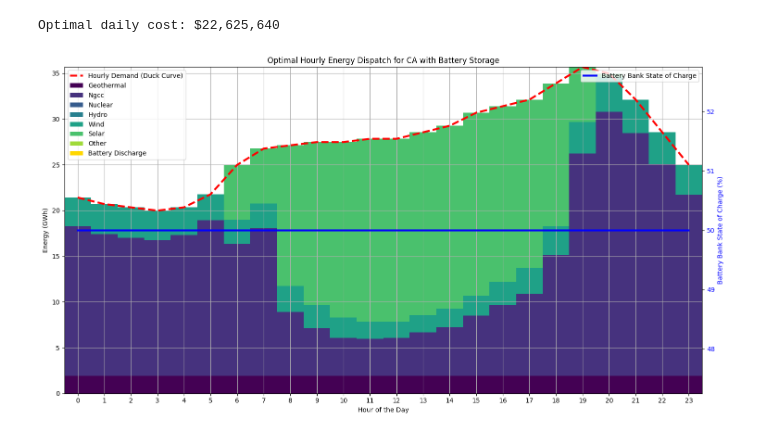
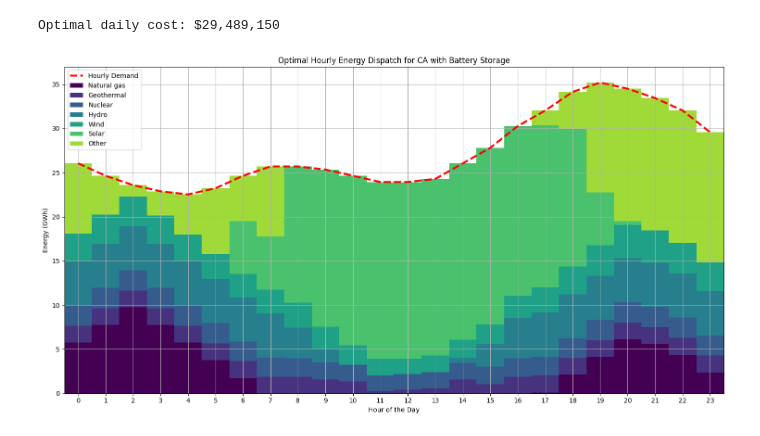
Before and after one commit to shane-ppy/15066_final_project, a Jupyter notebook: TimeVariantModelActualValues.ipynb, the cells around one changed output. Saved outputs shown, nothing was run; the diff lists cells and outputs as text; code cells hidden in the pictures.

Commit message:
cost sensitivity

```diff
--- a/TimeVariantModelActualValues.ipynb
+++ b/TimeVariantModelActualValues.ipynb
@@ -51,7 +52,14 @@ hours = np.arange(T)
 # This curve shows high demand in the morning and a sharp ramp-up in the evening,
 # with a dip in the middle of the day.
 # Normalize to 1.0 as peak within a day
+# https://engaging-data.com/california-electricity-generation/
 demand_curve_normalized = np.array([
+    0.74, 0.7, 0.67, 0.65, 0.64, 0.66, 0.70, 0.73, # Morning
+    0.73, 0.72, 0.7, 0.68, 0.68, 0.69, 0.74, 0.79, # Afternoon
+    0.86, 0.91, 0.97, 1.00, 0.98, 0.95, 0.91, 0.84  # Evening Peak
+])
+
+demand_curve_normalized_original = np.array([
     0.60, 0.58, 0.57, 0.56, 0.57, 0.61, 0.70, 0.75, # Morning
     0.76, 0.77, 0.77, 0.78, 0.78, 0.80, 0.82, 0.86, # Afternoon
     0.88, 0.9, 0.95, 1.00, 0.98, 0.90, 0.80, 0.70  # Evening Peak
@@ -79,14 +87,14 @@ HRLY_CAP_FACTORS.loc['wind']  = [0.5, 0.52, 0.53, 0.51, 0.48, 0.45, 0.42, 0.43,
 EVC_MAX = 80/1e3 # convert to MWh
 EVS = 1.08e6 # Summation of all counties in service area from predictive model (15087)
 BATTERY_MAX_ENERGY_MWH = EVC_MAX*EVS
-BATTERY_MAX_POWER_MW = BATTERY_MAX_ENERGY_MWH / 4 # Max charge/discharge rate (C/4 rate)
+BATTERY_MAX_POWER_MW = BATTERY_MAX_ENERGY_MWH / 16 # Max charge/discharge rate (C/4 rate)
 BATTERY_CHARGE_EFFICIENCY = 0.95 # 95% efficiency when charging
 BATTERY_INITIAL_SOC_MWH = BATTERY_MAX_ENERGY_MWH / 2 # Start the day at 50% charge
 
 # 4. Define Optimization Parameters
 state = 'CA'
 futureDemandGrowth = 1.0 # Future electricity demand as pct of current
-futureCo2Improve = 3 # Future emissions target as pct of current
+futureCo2Improve = 0.8 # Future emissions target as pct of current
 
 daily_demand_mwh = STATES['Demand (MWh)'][state] * futureDemandGrowth / 365
 HRLYDEMAND = demand_curve_normalized * daily_demand_mwh / demand_curve_normalized.sum()
@@ -214,8 +395,4 @@ Optimal daily cost: $22,625,640
 # %%
-# m.getConstrByName('Const2').setAttr('RHS', )
-m.update()
-m.optimize()
-
 ### VISUALIZE THE RESULTS ###
 
 if m.Status == GRB.OPTIMAL:
@@ -223,50 +400,33 @@ if m.Status == GRB.OPTIMAL:
 
     # Extract solution data, convert MWh to GWh
     gen_sol = pd.DataFrame(generation.X, index=FUEL, columns=hours)/1e3
-    charge_sol = charge.X/1e3
-    discharge_sol = discharge.X/1e3
-    soc_sol = soc.X
 
     # Create the plot
     fig, ax1 = plt.subplots(figsize=(15, 8))
 
     # Plot net demand (the duck curve)
-    ax1.plot(hours, HRLYDEMAND/1e3, 'r--', linewidth=3, label='Hourly Demand (Duck Curve)')
+    ax1.plot(hours, HRLYDEMAND/1e3, 'r--', linewidth=3, label='Hourly Demand')
 
     # Stacked bar chart for generation
     bottom = np.zeros(T)
     colors = plt.cm.viridis(np.linspace(0, 1, NUMFT+1))
     for i, fuel in enumerate(FUEL):
         ax1.bar(hours, gen_sol.loc[fuel], bottom=bottom, label=fuel.capitalize(), color=colors[i], width=1.0)
         bottom += gen_sol.loc[fuel]
-    # Plot battery discharge (adds to supply)
-    ax1.bar(hours, discharge_sol, bottom=bottom, label='Battery Discharge', color='gold', width=1.0)
 
     ax1.set_xlabel('Hour of the Day')
     ax1.set_ylabel('Energy (GWh)')
     ax1.set_title(f'Optimal Hourly Energy Dispatch for {state} with Battery Storage')
     ax1.legend(loc='upper left')
     ax1.grid(True)
     ax1.set_xticks(hours)
     ax1.set_xlim(-0.5, 23.5)
 
-    # Create a second y-axis for the battery State of Charge
-    ax2 = ax1.twinx()
-    # Plot battery charge (negative value to show it's a load)
-    # ax2.plot(hours, -charge_sol, 'm-.', linewidth=2, label='Battery Charge')
-    # Plot State of Charge
-    ax2.plot(hours, soc_sol/BATTERY_MAX_ENERGY_MWH*100, 'b-', linewidth=3, label='Battery Bank State of Charge')
-    # ax2.plot(hours, HRLY_CAP_FACTORS['solar'], 'b-', linewidth=3, label='')
-
-    ax2.set_ylabel('Battery Bank State of Charge (%)', color='b')
-    ax2.tick_params(axis='y', labelcolor='b')
-    ax2.legend(loc='upper right')
-
     fig.tight_layout()
     plt.show()
 
 else:
     print("Optimization was not successful. Status:", m.Status)
 # %% [output]
-Optimal daily cost: $22,625,640
+Optimal daily cost: $29,489,150
-[figure, old version]
+[figure, new version]
```
Also changed, not shown: parts of 9 cells of this notebook.
